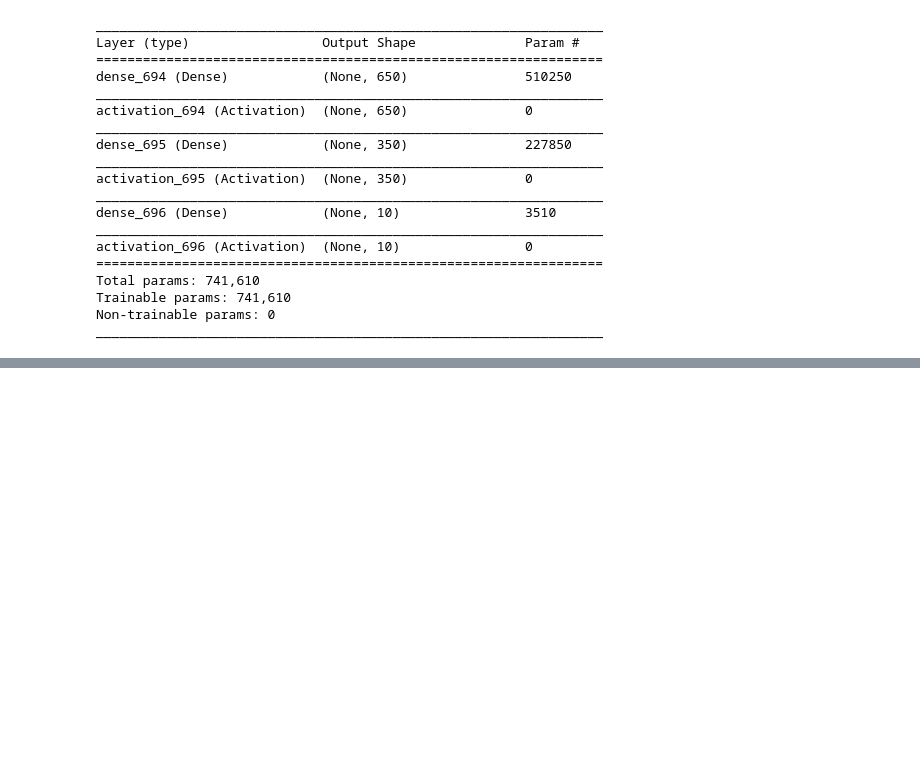
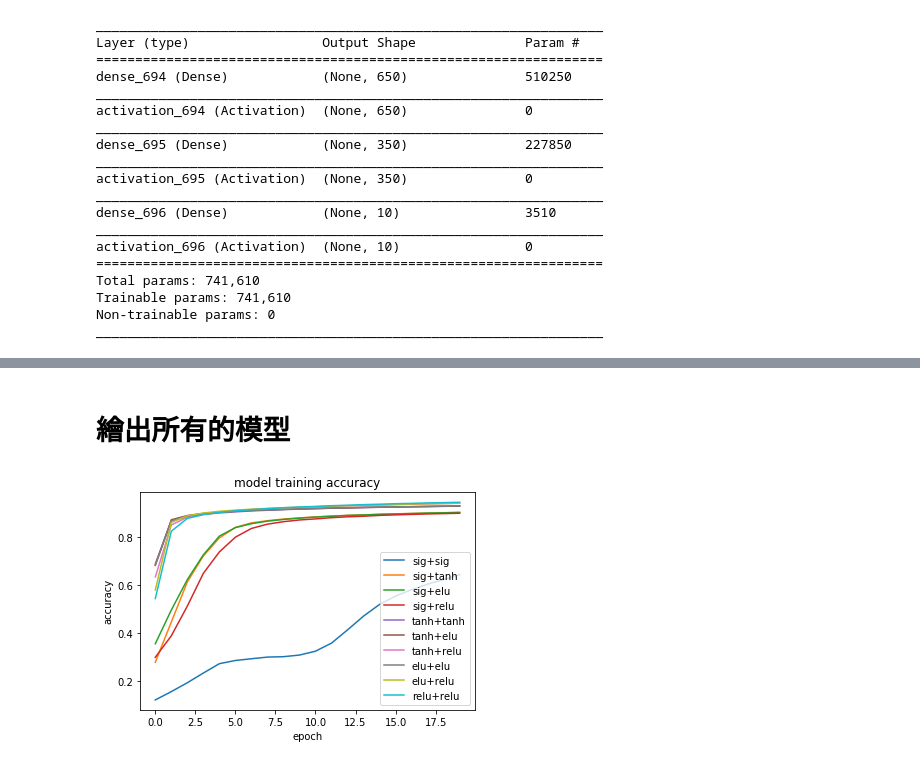
Before and after one commit to coldjoke123/python1, a Jupyter notebook: HW_NN.ipynb, the cells around one changed output, grey strips where cells are left out. Cells and saved outputs as stored; diff of their text form; code cells hidden in the pictures; blank space fills up the shorter version.

```diff
--- a/HW_NN.ipynb
+++ b/HW_NN.ipynb
@@ -462,0 +643,6 @@ model_t_r_m.summary()
+# %%
+model_e_e_m_20 = model_e_e_m.fit(x_train_reg, y_train,
+                         batch_size = 100,
+                         epochs = 20,
+                         verbose = 1,
+                         validation_data = (x_test_reg, y_test))
@@ -462,0 +697,6 @@ model_t_r_m.summary()
+# %%
+model_e_r_m_20 = model_e_r_m.fit(x_train_reg, y_train,
+                         batch_size = 100,
+                         epochs = 20,
+                         verbose = 1,
+                         validation_data = (x_test_reg, y_test))
@@ -462,0 +721,10 @@ model_t_r_m.summary()
+# %%
+model_r_r_m = Sequential()
+model_r_r_m.add(Dense(650, input_dim = 784))
+model_r_r_m.add(Activation('relu'))
+model_r_r_m.add(Dense(350))
+model_r_r_m.add(Activation('relu'))
+model_r_r_m.add(Dense(10))
+model_r_r_m.add(Activation('softmax'))
+model_r_r_m.compile(loss = 'mse', optimizer=SGD(lr = 0.087), metrics=['accuracy'])
+model_r_r_m.summary()
@@ -462,0 +751,6 @@ model_t_r_m.summary()
+# %%
+model_r_r_m_20 = model_r_r_m.fit(x_train_reg, y_train,
+                         batch_size = 100,
+                         epochs = 20,
+                         verbose = 1,
+                         validation_data = (x_test_reg, y_test))
@@ -462,0 +775,21 @@ model_t_r_m.summary()
+# %% [markdown]
+# 繪出所有的模型
+# %%
+plt.plot(model_best_20.history["acc"])
+plt.plot(model_s_t_m_20.history["acc"])
+plt.plot(model_s_e_m_20.history["acc"])
+plt.plot(model_s_r_m_20.history["acc"])
+plt.plot(model_t_t_m_20.history["acc"])
+plt.plot(model_t_e_m_20.history["acc"])
+plt.plot(model_t_r_m_20.history["acc"])
+plt.plot(model_e_e_m_20.history["acc"])
+plt.plot(model_e_r_m_20.history["acc"])
+plt.plot(model_r_r_m_20.history["acc"])
+
+plt.title("model training accuracy")
+plt.ylabel("accuracy")
+plt.xlabel("epoch")
+plt.legend(["sig+sig","sig+tanh","sig+elu","sig+relu","tanh+tanh","tanh+elu","tanh+relu","elu+elu","elu+relu","relu+relu"], loc = 'best')
+plt.show()
+# %% [output]
+[figure, added]
```
Also changed, not shown: parts of 14 cells of this notebook.
